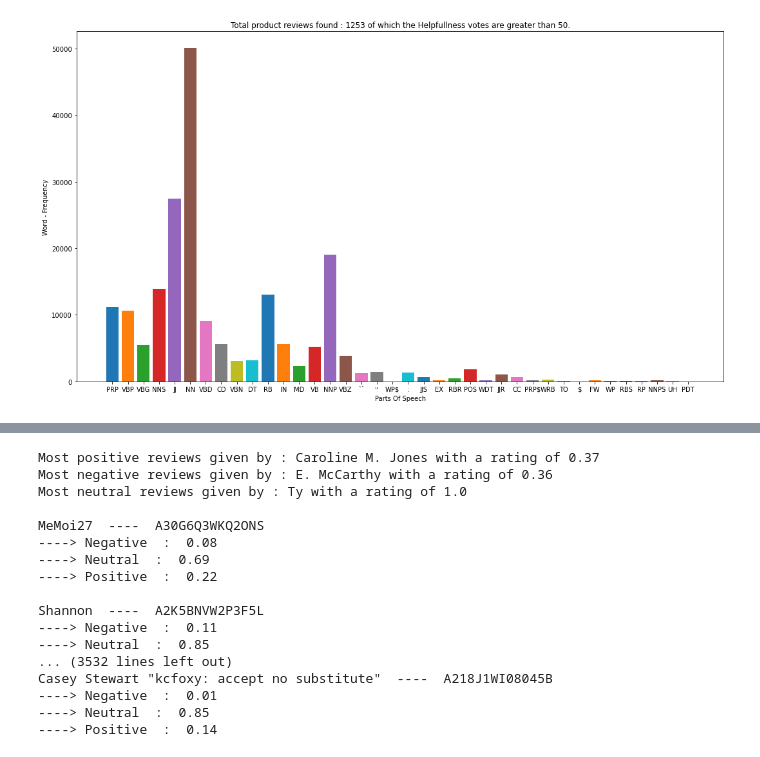
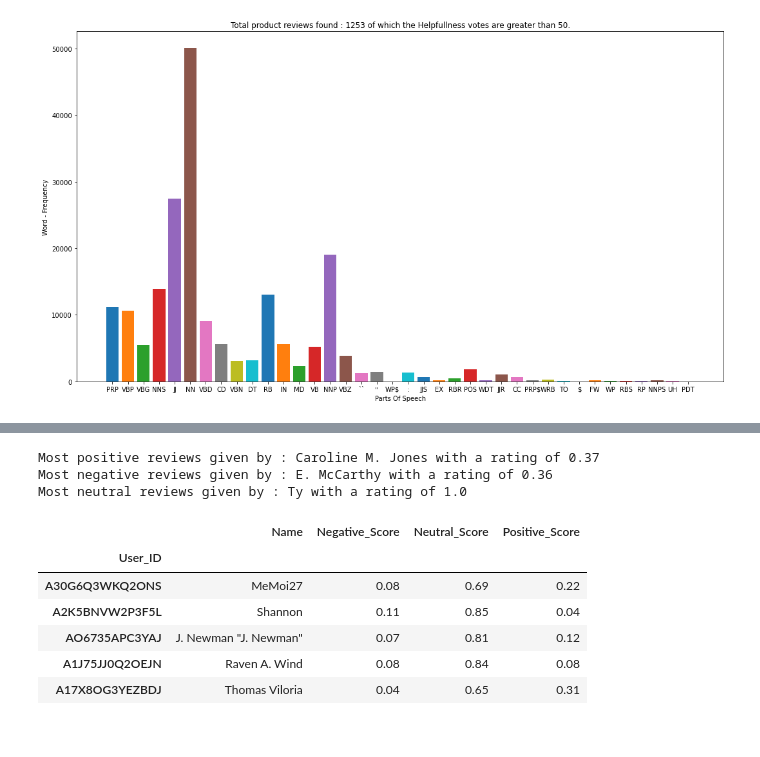
Before and after one commit to hemanth-kotagiri/xdi-amazon-eda-ml, a Jupyter notebook: EDA/EDA.ipynb, the cells around one changed output, grey strips where cells are left out. Drawn from its saved outputs; the diff is of its cells as text; code cells hidden in the pictures.

```diff
--- a/EDA/EDA.ipynb
+++ b/EDA/EDA.ipynb
@@ -106,8 +112,9 @@ from nltk.sentiment.vader import SentimentIntensityAnalyzer
 from nltk.tokenize import word_tokenize
 from nltk.corpus import stopwords
 from string import punctuation
+from collections import Counter
 
-users_sentiment = {}
+users_sentiment = Counter()
 
 def clean_text(txt):
     stop_words = stopwords.words("english")
@@ -121,14 +128,12 @@ def calc_sentiment():
     for _, row in user_text_df.iterrows():
         userID, review, name = list(row)
         score = SentimentIntensityAnalyzer().polarity_scores(review)
-#         print(score)
         if userID in users_sentiment.keys():
             users_sentiment[userID]['negative'] += score['neg']
             users_sentiment[userID]['neutral'] += score['neu']
             users_sentiment[userID]['positive'] += score['pos']
             users_sentiment[userID]['times'] += 1
         else:
-#             print(score['neg'])
             users_sentiment[userID] = {
                 'negative' : score['neg'],
                 'neutral' : score['neu'],
@@ -137,7 +142,7 @@ def calc_sentiment():
                 "name" : name
             }
 
-    # divide the sentiments with the times values.
+    # Averaging the sentiments of each person using the times value.
     pos, neg, neu = 0, 0, 0
     pos_name, neg_name, neu_name = "","",""
     for user_id, sent_dict in users_sentiment.items():
@@ -160,29 +165,33 @@ def calc_sentiment():
     print("Most negative reviews given by : {} with a rating of {}".format(neg_name, neg))
     print("Most neutral reviews given by : {} with a rating of {}".format(neu_name, neu))
     print()
+
+    # A dataframe to store the sentiments of the reviewers
+    rows = []
     for user_id, sent_dict in users_sentiment.items():
-        print( users_sentiment[user_id]["name"], " ---- ",user_id)
+        row = [user_id, users_sentiment[user_id]["name"]]
         for sentiment, value in sent_dict.items():
             if sentiment != "name":
-                print("---->",sentiment.title(), " : ", value)
-        print()
+                row.append(value)
+        rows.append(row)
 
-calc_sentiment()
+    temp_df = pd.DataFrame(rows, columns = ["User_ID", "Name", "Negative_Score", "Neutral_Score", "Positive_Score"])
+    return temp_df
+
+sent_df = calc_sentiment()
 # %% [output]
 Most positive reviews given by : Caroline M. Jones with a rating of 0.37
 Most negative reviews given by : E. McCarthy with a rating of 0.36
 Most neutral reviews given by : Ty with a rating of 1.0
-
-MeMoi27  ----  A30G6Q3WKQ2ONS
-----> Negative  :  0.08
-----> Neutral  :  0.69
-----> Positive  :  0.22
-
-Shannon  ----  A2K5BNVW2P3F5L
-----> Negative  :  0.11
-----> Neutral  :  0.85
-... (3532 lines left out)
-Casey Stewart "kcfoxy: accept no substitute"  ----  A218J1WI08045B
-----> Negative  :  0.01
-----> Neutral  :  0.85
-----> Positive  :  0.14
+# %%
+sent_df.set_index("User_ID", inplace = True)
+# %%
+sent_df.head()
+# %% [output]
+|  | Name | Negative_Score | Neutral_Score | Positive_Score |
+| User_ID |  |  |  |  |
+| A30G6Q3WKQ2ONS | MeMoi27 | 0.08 | 0.69 | 0.22 |
+| A2K5BNVW2P3F5L | Shannon | 0.11 | 0.85 | 0.04 |
+| AO6735APC3YAJ | J. Newman "J. Newman" | 0.07 | 0.81 | 0.12 |
+| A1J75JJ0Q2OEJN | Raven A. Wind | 0.08 | 0.84 | 0.08 |
+| A17X8OG3YEZBDJ | Thomas Viloria | 0.04 | 0.65 | 0.31 |
```
Also changed, not shown: parts of 8 cells of this notebook, 3 other files.
